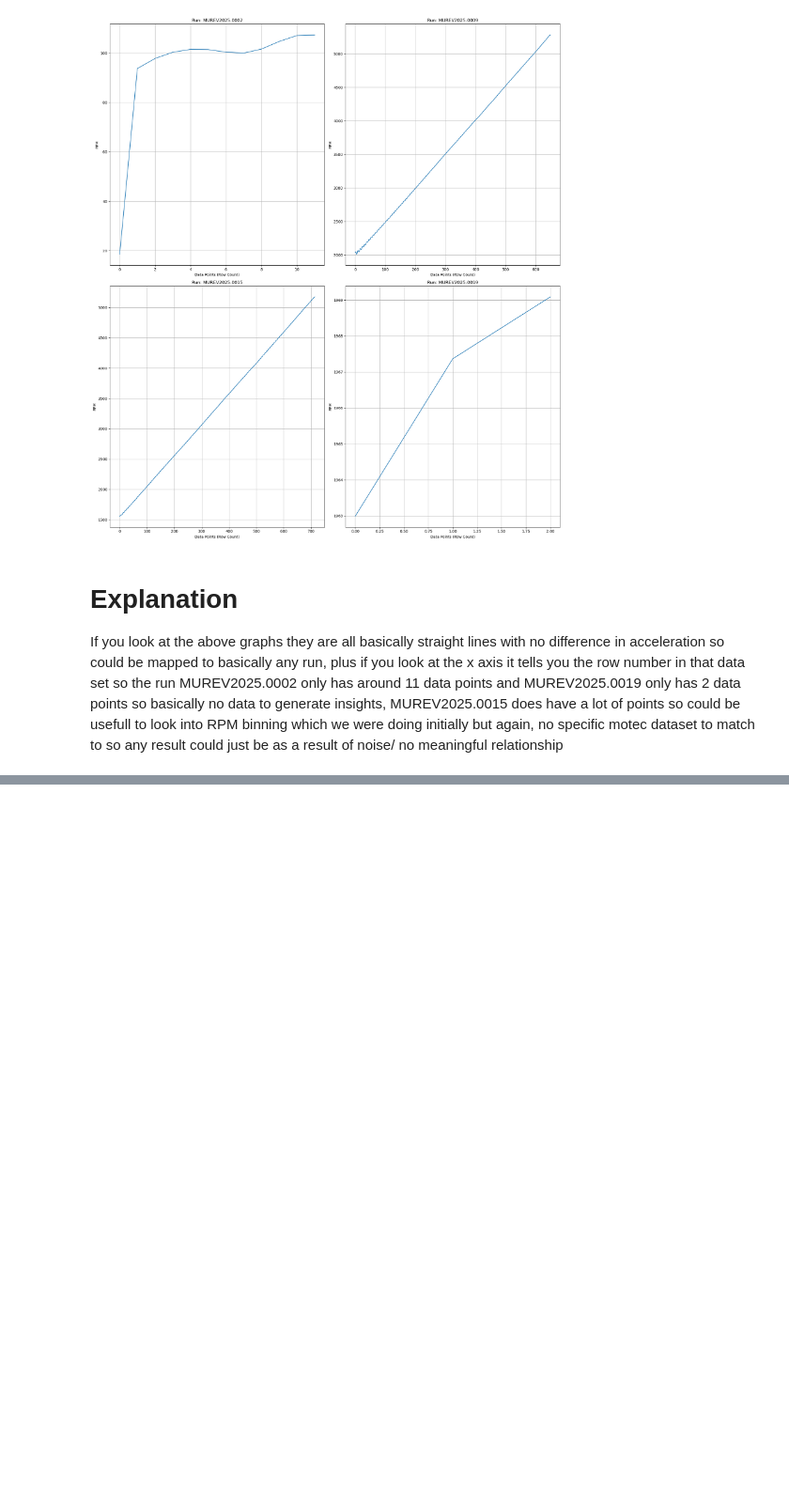
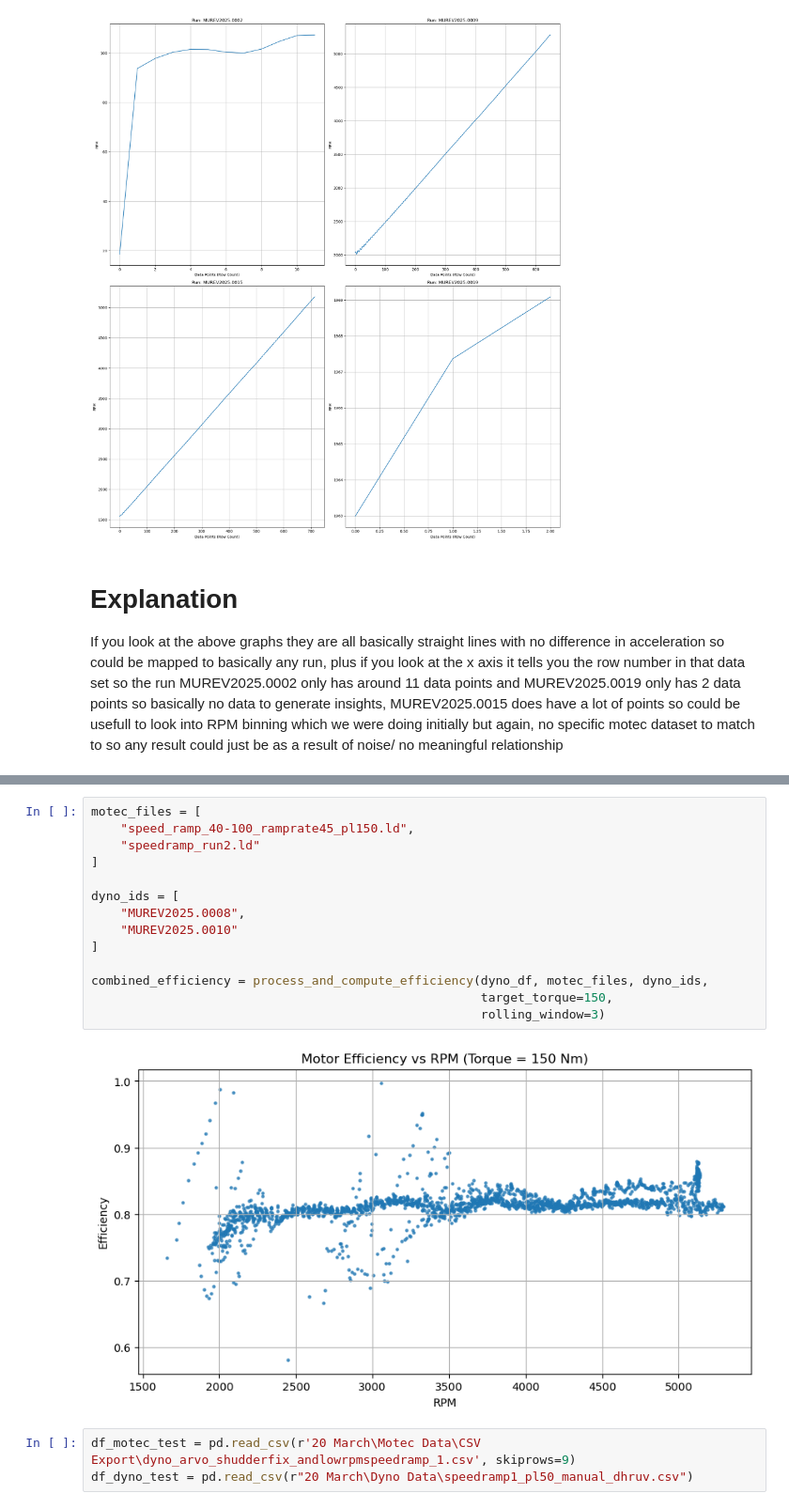
Before and after one commit to Melbourne-University-Motorsports/MUR-Data, a Jupyter notebook: dyno_stuff/Efficiency.ipynb, the cells around one changed output, grey strips where cells are left out. Shown at 94% size. Cells and saved outputs as stored; diff of their text form; blank space fills up the shorter version.

```diff
--- a/dyno_stuff/Efficiency.ipynb
+++ b/dyno_stuff/Efficiency.ipynb
@@ -314,0 +513,19 @@ Name: Car.Data.Battery.BatteryPower, dtype: float64
+# %%
+motec_files = [
+    "speed_ramp_40-100_ramprate45_pl150.ld",
+    "speedramp_run2.ld"
+]
+
+dyno_ids = [
+    "MUREV2025.0008",
+    "MUREV2025.0010"
+]
+
+combined_efficiency = process_and_compute_efficiency(dyno_df, motec_files, dyno_ids,
+                                                     target_torque=150,
+                                                     rolling_window=3)
+# %% [output]
+[figure, added]
+# %%
+df_motec_test = pd.read_csv(r'20 March\Motec Data\CSV Export\dyno_arvo_shudderfix_andlowrpmspeedramp_1.csv', skiprows=9)
+df_dyno_test = pd.read_csv(r"20 March\Dyno Data\speedramp1_pl50_manual_dhruv.csv")
```
Also changed, not shown: parts of 7 cells of this notebook, 47 other files.
